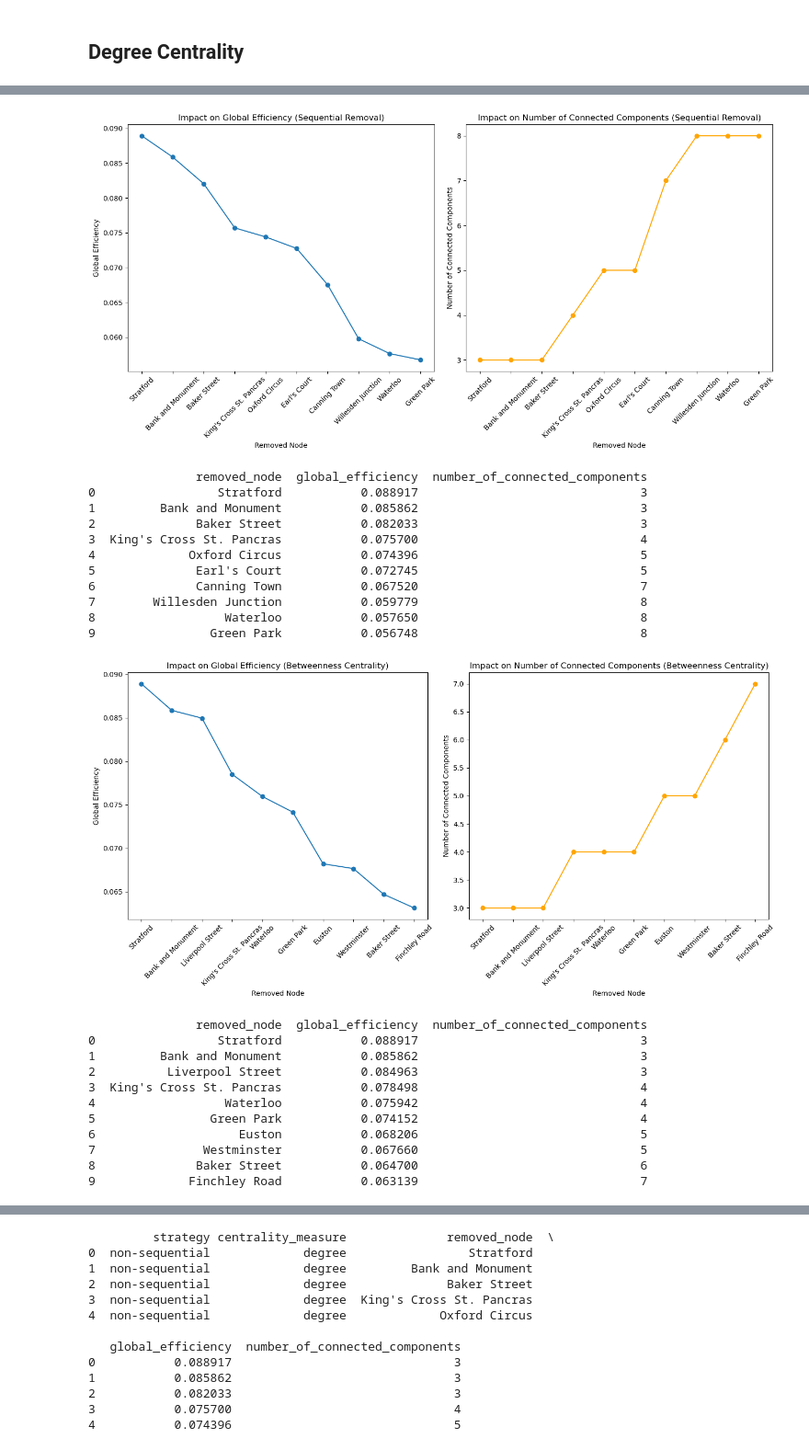
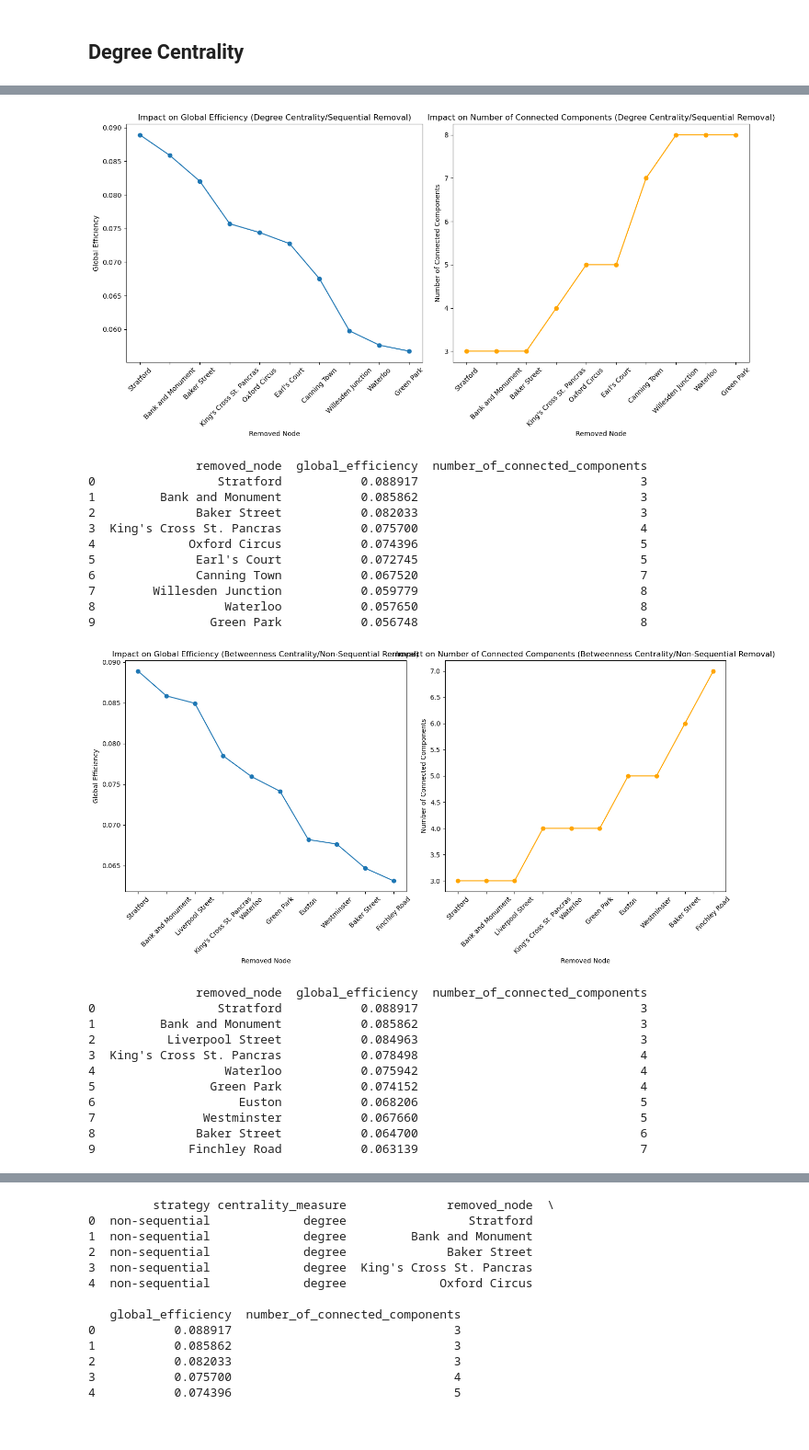
Before and after one commit to gordenleee/Urban_Simulation_Assessment, a Jupyter notebook: Part1.ipynb, the cells around one changed output, grey strips where cells are left out. Shown at 92% size. Drawn from its saved outputs; the diff is of its cells as text; code cells hidden in the pictures.

```diff
--- a/Part1.ipynb
+++ b/Part1.ipynb
@@ -494,14 +494,14 @@ fig, axs = plt.subplots(1, 2, figsize=(14, 7))
 
 # Global Efficiency plot
 axs[0].plot(sequential_results_df['removed_node'], sequential_results_df['global_efficiency'], marker='o')
-axs[0].set_title('Impact on Global Efficiency (Sequential Removal)')
+axs[0].set_title('Impact on Global Efficiency (Degree Centrality/Sequential Removal)')
 axs[0].set_xlabel('Removed Node')
 axs[0].set_ylabel('Global Efficiency')
 axs[0].tick_params(axis='x', rotation=45)  # Rotate x-axis labels for better readability
 
 # Number of Connected Components plot
 axs[1].plot(sequential_results_df['removed_node'], sequential_results_df['number_of_connected_components'], marker='o', color='orange')
-axs[1].set_title('Impact on Number of Connected Components (Sequential Removal)')
+axs[1].set_title('Impact on Number of Connected Components (Degree Centrality/Sequential Removal)')
 axs[1].set_xlabel('Removed Node')
 axs[1].set_ylabel('Number of Connected Components')
 axs[1].tick_params(axis='x', rotation=45)
@@ -515,7 +515,7 @@ sequential_results_df.to_csv('sequential_removal_impact.csv', index=False)
 # Print DataFrame
 print(sequential_results_df)
 # %% [output]
-[figure, old version]
+[figure, new version]
                removed_node  global_efficiency  number_of_connected_components
 0                 Stratford           0.088917                               3
 1         Bank and Monument           0.085862                               3
@@ -561,36 +561,36 @@ for node in top_10_nodes_by_betweenness:
     results['global_efficiency'].append(efficiency)
     results['number_of_connected_components'].append(num_connected_components)
 
 # Convert results to a DataFrame
 results_df = pd.DataFrame(results)
 
 # Plot the impact of node removal on global efficiency and number of connected components
 fig, axs = plt.subplots(1, 2, figsize=(14, 7))
 
 # Global efficiency plot
 axs[0].plot(results_df['removed_node'], results_df['global_efficiency'], marker='o')
-axs[0].set_title('Impact on Global Efficiency (Betweenness Centrality)')
+axs[0].set_title('Impact on Global Efficiency (Betweenness Centrality/Non-Sequential Removal)')
 axs[0].set_xlabel('Removed Node')
 axs[0].set_ylabel('Global Efficiency')
 axs[0].tick_params(axis='x', rotation=45)
 
 # Number of connected components plot
 axs[1].plot(results_df['removed_node'], results_df['number_of_connected_components'], marker='o', color='orange')
-axs[1].set_title('Impact on Number of Connected Components (Betweenness Centrality)')
+axs[1].set_title('Impact on Number of Connected Components (Betweenness Centrality/Non-Sequential Removal)')
 axs[1].set_xlabel('Removed Node')
 axs[1].set_ylabel('Number of Connected Components')
 axs[1].tick_params(axis='x', rotation=45)
 
 plt.tight_layout()
 plt.show()
 
 # Save results to a CSV file
 results_df.to_csv('betweenness_centrality_non_sequential_removal_impact.csv', index=False)
 
 # Display the DataFrame
 print(results_df)
 # %% [output]
-[figure, old version]
+[figure, new version]
                removed_node  global_efficiency  number_of_connected_components
 0                 Stratford           0.088917                               3
 1         Bank and Monument           0.085862                               3
```
Also changed, not shown: parts of 27 cells of this notebook.
